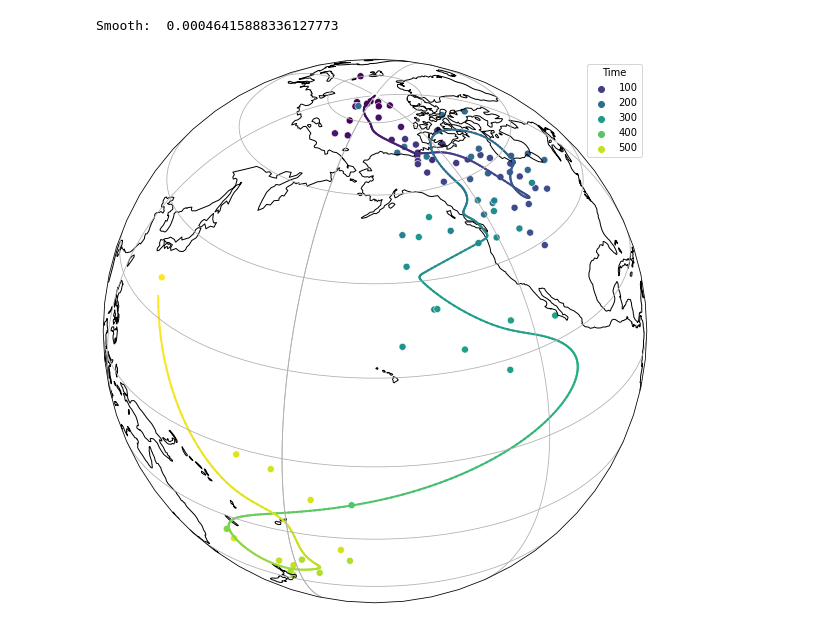
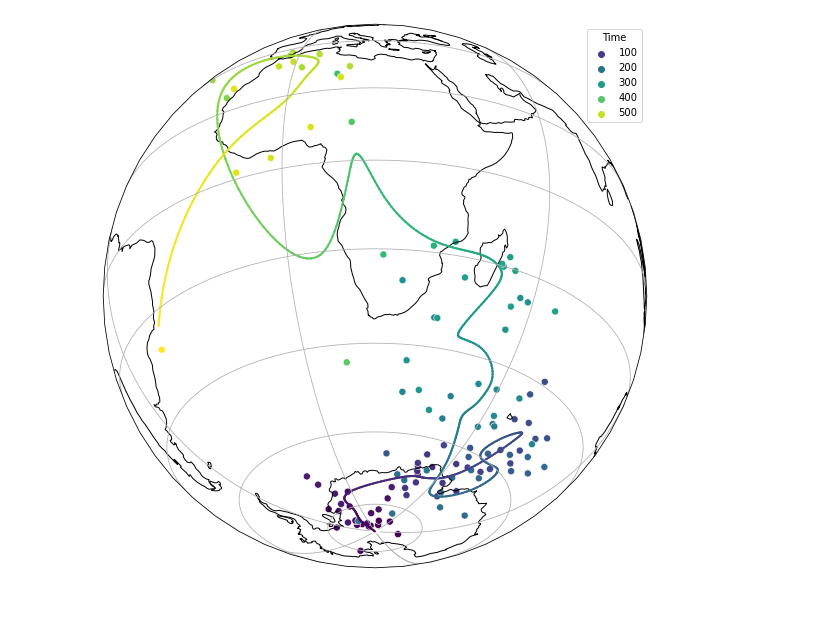
Before and after one commit to PolarWandering/PaleoStats, a Jupyter notebook: Spherical_Splines.ipynb, the cells around one changed output. Cells and saved outputs as stored; diff of their text form; code cells hidden in the pictures.

```diff
--- a/Spherical_Splines.ipynb
+++ b/Spherical_Splines.ipynb
@@ -117,23 +304,13 @@ sns.scatterplot(ax=ax, x = df['Lon'], y = df['Lat'],
 # %%
 %%time
 
-log_smoothings = np.linspace(-4, -1, 10)
-smoothings = 10 ** log_smoothings
-# smoothings = [0.0001]
-
-all_curves = {}
-
-for s in smoothings:
-
-    print("Running smoothing = ", s)
-
-    final_curve = spherical_spline(times=df.Time.values,
-                                   knot_values=df[['x','y','z']].values,
-                                   smoothing=s,
-                                   precision=0.1,
-                                   ode_stepsize=0.01,    # never pick less than 0.01
-                                   n_iter=10,
-                                   weights=df.Q.values,
-                                   fix_origin=True)
-    all_curves[s] = final_curve
+final_curve = spherical_spline(times=df.Time.values,
+                               knot_values=df[['x','y','z']].values,
+                               smoothing=0.0002,
+                               precision=0.1,
+                               ode_stepsize=0.002,
+                               n_iter=10,
+                               weights=df.Q.values,
+                               fix_origin=True,
+                               reference_hemisphere='South')
 # %% [output]
@@ -157,36 +320,29 @@ Wall time: 11min 19s
 # %%
-all_keys = list(all_curves.keys())
-idx = 2
-s = all_keys[idx]
-print('Smooth: ', s)
-
-curve = all_curves[s]
+time_values, knot_values = final_curve
 
 plt.figure(figsize=(10,10))
-ax = plt.axes(projection=ccrs.Orthographic(central_latitude=30, central_longitude=200))
+ax = plt.axes(projection=ccrs.Orthographic(central_latitude=-30, central_longitude=20))
 
 ax.coastlines()
 ax.gridlines()
 ax.set_global()
 
-# the first point is just noise...
-knot_values_sph = cart2sph(curve.knot_values, radians=False)[1::10,:]
-times = curve.time_values[1::10]
+knot_values_sph = cart2sph(knot_values, radians=False)[1::10,:]
+times = time_values[1::10]
 
 cmap = mpl.cm.get_cmap('viridis')
-norm = mpl.colors.Normalize(curve.time_values.min(), curve.time_values.max())
+norm = mpl.colors.Normalize(time_values.min(), time_values.max())
 
 for i in range(knot_values_sph.shape[0]-1):
     plt.plot([knot_values_sph[i,0], knot_values_sph[i+1,0]],
              [knot_values_sph[i,1], knot_values_sph[i+1,1]],
              linewidth=2, color=cmap(norm(times[i])),
              transform = ccrs.Geodetic())
 
 
 sns.scatterplot(ax=ax, x = df['Lon'], y = df['Lat'],
                 hue = df['Time'], s=50,
                 palette="viridis",
                 transform = ccrs.PlateCarree());
 # %% [output]
-Smooth:  0.00046415888336127773
-[figure, old version]
+[figure, new version]
```
Also changed, not shown: parts of 21 cells of this notebook.
